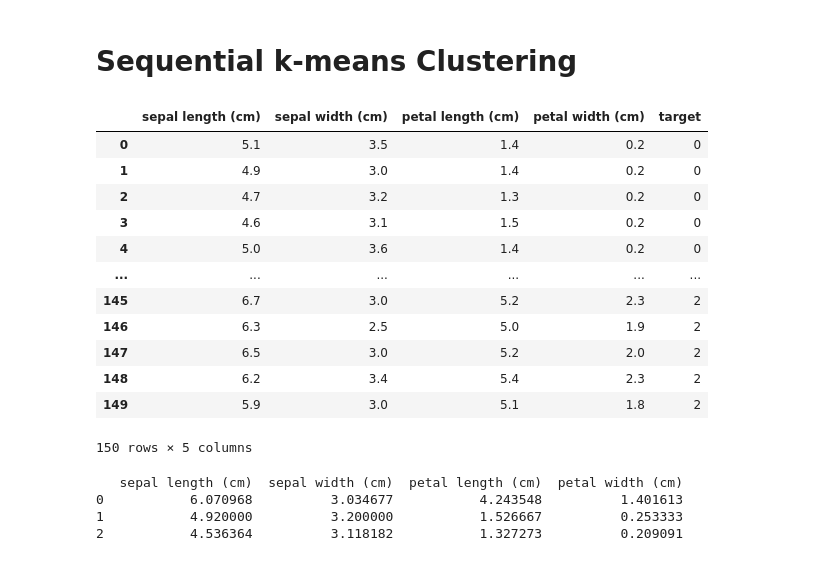
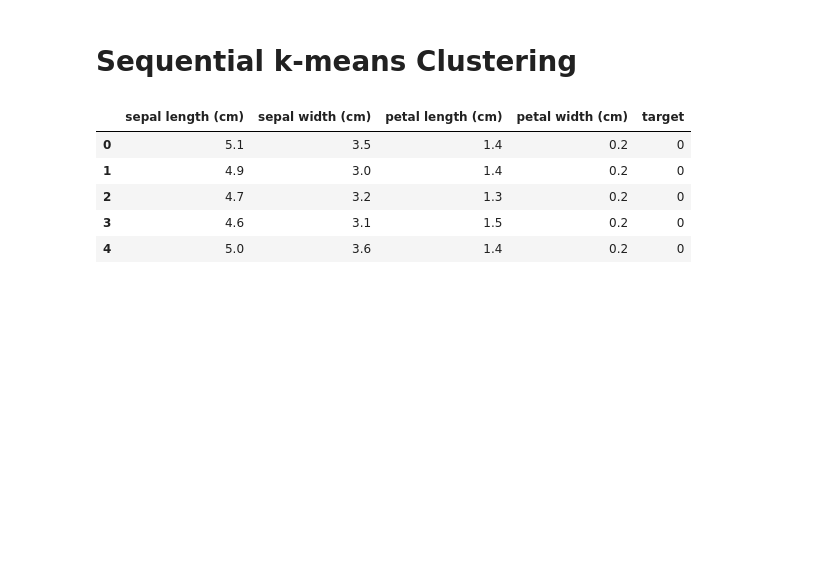
Before and after one commit to Pyrole-2002/project-7-incremental-clustering, a Jupyter notebook: sequential_k-means.ipynb, the cells around one changed output. Cells and saved outputs as stored; diff of their text form; code cells hidden in the pictures; blank space fills up the shorter version.

```diff
--- a/sequential_k-means.ipynb
+++ b/sequential_k-means.ipynb
@@ -12,21 +13,15 @@ from sklearn.cluster import KMeans
 # %%
 # load iris dataset
-iris = load_iris()
-iris_data = iris.data
-iris_data = pd.DataFrame(iris_data, columns = iris.feature_names)
-iris_data['target'] = iris.target
-iris_data.head(200)
+raw_iris = load_iris()
+iris_data = raw_iris.data
+iris = iris_data
+iris = pd.DataFrame(raw_iris.data, columns = raw_iris.feature_names)
+iris['target'] = raw_iris.target
+iris.head()
 # %% [output]
 |  | sepal length (cm) | sepal width (cm) | petal length (cm) | petal width (cm) | target |
 | 0 | 5.1 | 3.5 | 1.4 | 0.2 | 0 |
 | 1 | 4.9 | 3.0 | 1.4 | 0.2 | 0 |
 | 2 | 4.7 | 3.2 | 1.3 | 0.2 | 0 |
 | 3 | 4.6 | 3.1 | 1.5 | 0.2 | 0 |
 | 4 | 5.0 | 3.6 | 1.4 | 0.2 | 0 |
-| ... | ... | ... | ... | ... | ... |
-| 145 | 6.7 | 3.0 | 5.2 | 2.3 | 2 |
-| 146 | 6.3 | 2.5 | 5.0 | 1.9 | 2 |
-| 147 | 6.5 | 3.0 | 5.2 | 2.0 | 2 |
-| 148 | 6.2 | 3.4 | 5.4 | 2.3 | 2 |
-| 149 | 5.9 | 3.0 | 5.1 | 1.8 | 2 |
-150 rows × 5 columns
@@ -64,10 +27,0 @@ class SequentialKMeans:
-# %%
-# clustering
-skm = SequentialKMeans(3, iris_data)
-cluster_centroids = skm.update()
-print(cluster_centroids)
-# %% [output]
-   sepal length (cm)  sepal width (cm)  petal length (cm)  petal width (cm)
-0           6.070968          3.034677           4.243548          1.401613
-1           4.920000          3.200000           1.526667          0.253333
-2           4.536364          3.118182           1.327273          0.209091
```
Also changed, not shown: parts of 9 cells of this notebook.
